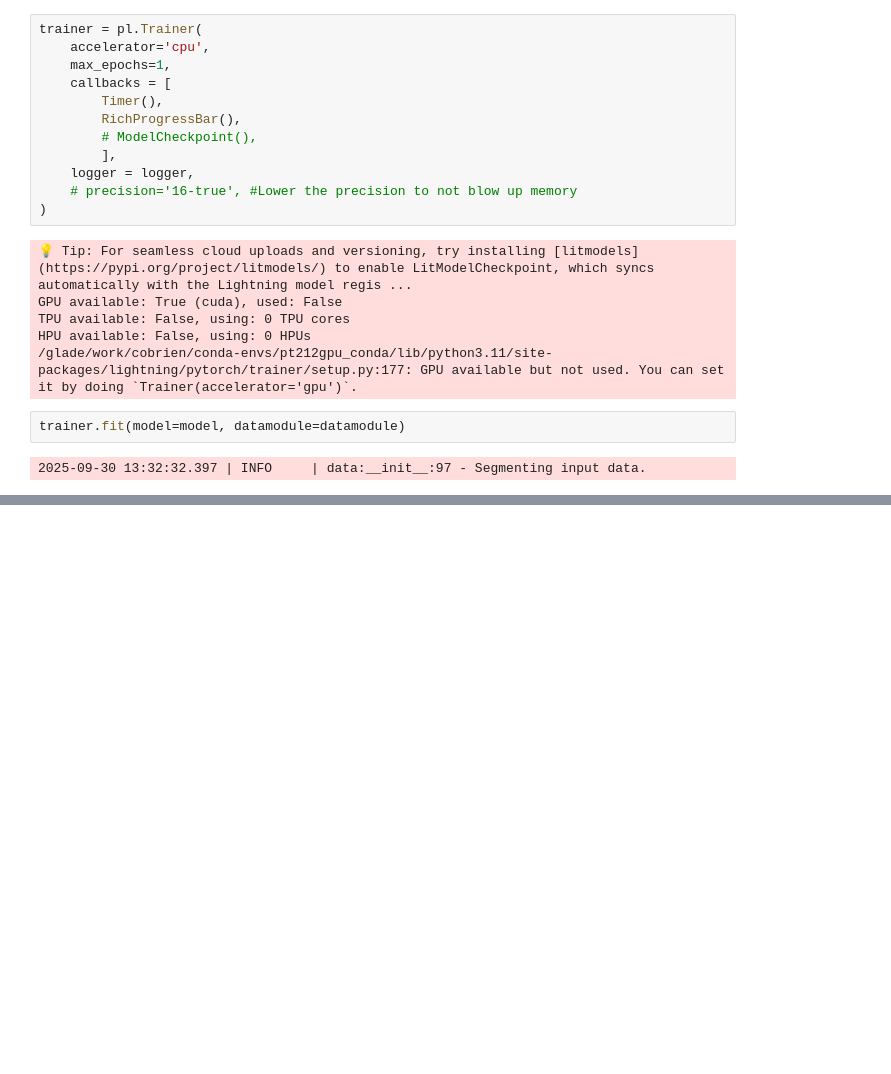
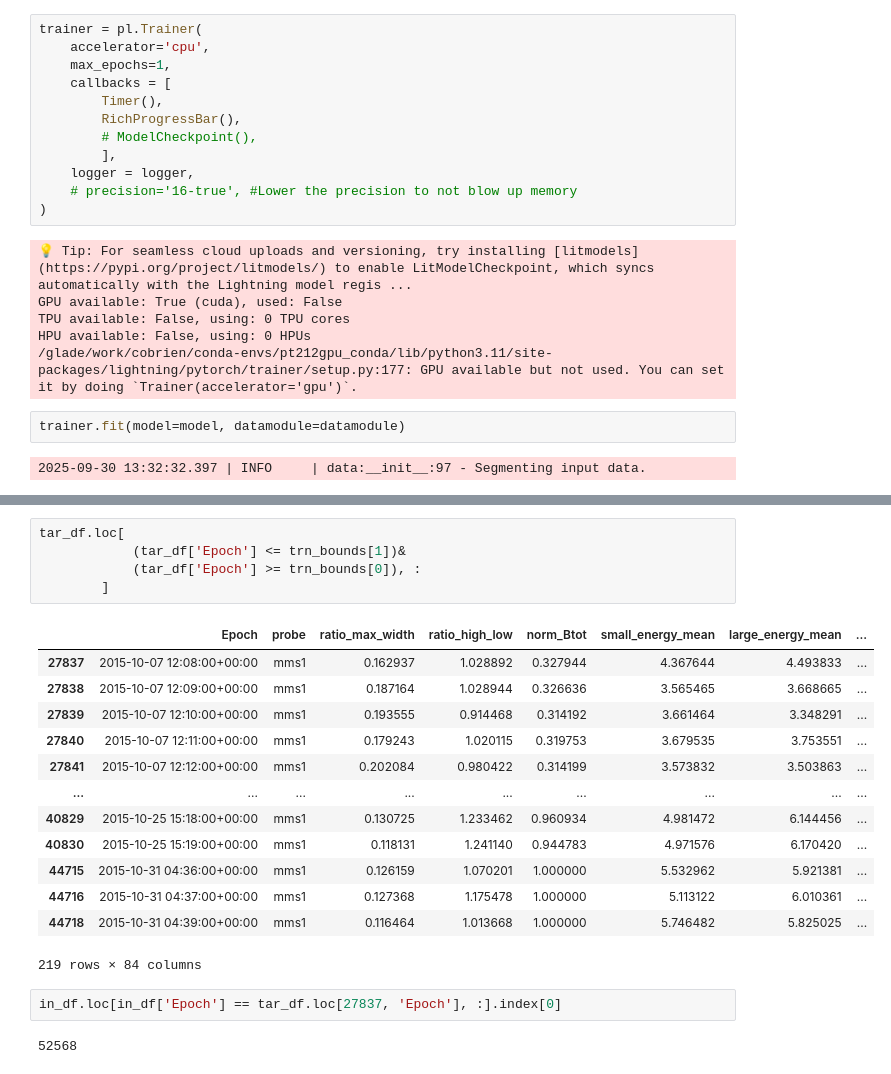
Before and after one commit to connor-obrien888/prime, a Jupyter notebook: prime_lib/notebooks/torchtest.ipynb, the cells around one changed output, grey strips where cells are left out. Cells and saved outputs as stored; diff of their text form; blank space fills up the shorter version.

```diff
--- a/prime_lib/notebooks/torchtest.ipynb
+++ b/prime_lib/notebooks/torchtest.ipynb
@@ -143,0 +184,23 @@ y_hat = model.decoder.forward(out, pos)
+# %%
+tar_df.loc[
+            (tar_df['Epoch'] <= trn_bounds[1])&
+            (tar_df['Epoch'] >= trn_bounds[0]), :
+        ]
+# %% [output]
+|  | Epoch | probe | ratio_max_width | ratio_high_low | norm_Btot | small_energy_mean | large_energy_mean | ... |
+| 27837 | 2015-10-07 12:08:00+00:00 | mms1 | 0.162937 | 1.028892 | 0.327944 | 4.367644 | 4.493833 | ... |
+| 27838 | 2015-10-07 12:09:00+00:00 | mms1 | 0.187164 | 1.028944 | 0.326636 | 3.565465 | 3.668665 | ... |
+| 27839 | 2015-10-07 12:10:00+00:00 | mms1 | 0.193555 | 0.914468 | 0.314192 | 3.661464 | 3.348291 | ... |
+| 27840 | 2015-10-07 12:11:00+00:00 | mms1 | 0.179243 | 1.020115 | 0.319753 | 3.679535 | 3.753551 | ... |
+| 27841 | 2015-10-07 12:12:00+00:00 | mms1 | 0.202084 | 0.980422 | 0.314199 | 3.573832 | 3.503863 | ... |
+| ... | ... | ... | ... | ... | ... | ... | ... | ... |
+| 40829 | 2015-10-25 15:18:00+00:00 | mms1 | 0.130725 | 1.233462 | 0.960934 | 4.981472 | 6.144456 | ... |
+| 40830 | 2015-10-25 15:19:00+00:00 | mms1 | 0.118131 | 1.241140 | 0.944783 | 4.971576 | 6.170420 | ... |
+| 44715 | 2015-10-31 04:36:00+00:00 | mms1 | 0.126159 | 1.070201 | 1.000000 | 5.532962 | 5.921381 | ... |
+| 44716 | 2015-10-31 04:37:00+00:00 | mms1 | 0.127368 | 1.175478 | 1.000000 | 5.113122 | 6.010361 | ... |
+| 44718 | 2015-10-31 04:39:00+00:00 | mms1 | 0.116464 | 1.013668 | 1.000000 | 5.746482 | 5.825025 | ... |
+219 rows × 84 columns
+# %%
+in_df.loc[in_df['Epoch'] == tar_df.loc[27837, 'Epoch'], :].index[0]
+# %% [output]
+52568
```
Also changed, not shown: parts of 10 cells of this notebook, 6 other files.
